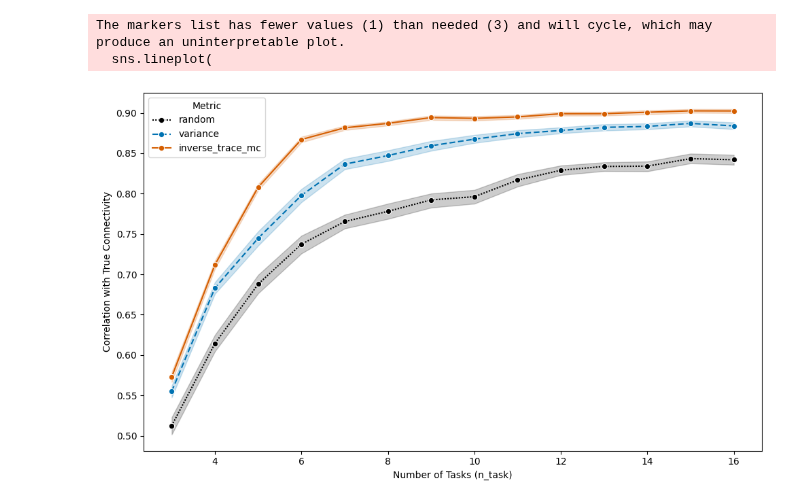
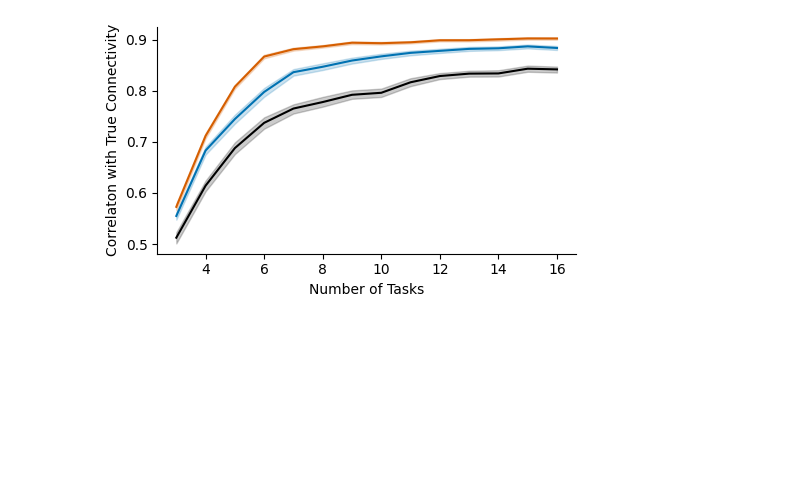
Before and after one commit to DiedrichsenLab/OptimalBattery, a Jupyter notebook: notebooks/7.sim_connectivity.ipynb, the cells around one changed output. Saved outputs shown, nothing was run; the diff lists cells and outputs as text; code cells hidden in the pictures; blank space fills up the shorter version.

```diff
--- a/notebooks/7.sim_connectivity.ipynb
+++ b/notebooks/7.sim_connectivity.ipynb
@@ -28,24 +28,22 @@ custom_dashes = {
     'inverse_trace_mc': '',  # solid
 }
 # %%
-plt.figure(figsize=(10, 6))
+plt.figure(figsize=(5, 3))
 sns.lineplot(
     data=D,
     x="n_task",
     y="correlation",
     hue="metric",
-    style="metric",
     palette=custom_palette,
-    dashes=custom_dashes,
-    markers='o'
 )
 
-plt.xlabel("Number of Tasks (n_task)")
-plt.ylabel("Correlation with True Connectivity")
-plt.legend(title="Metric")
+plt.xlabel("Number of Tasks")
+plt.ylabel("Correlaton with True Connectivity")
+plt.legend([],[], frameon=False)
 plt.tight_layout()
+sns.despine()
+save_dir = 'C:/Users/barafat/Diedrichsenlab Dropbox/Lab Manager/Papers/MultiTaskBattery_paper/Figures'
+plt.savefig(f"{save_dir}/sim_connectivity.pdf", format="pdf", bbox_inches="tight")
 plt.show()
 # %% [output]
-The markers list has fewer values (1) than needed (3) and will cycle, which may produce an uninterpretable plot.
-  sns.lineplot(
-[figure, old version]
+[figure, new version]
```
Also changed, not shown: 15 other files.
